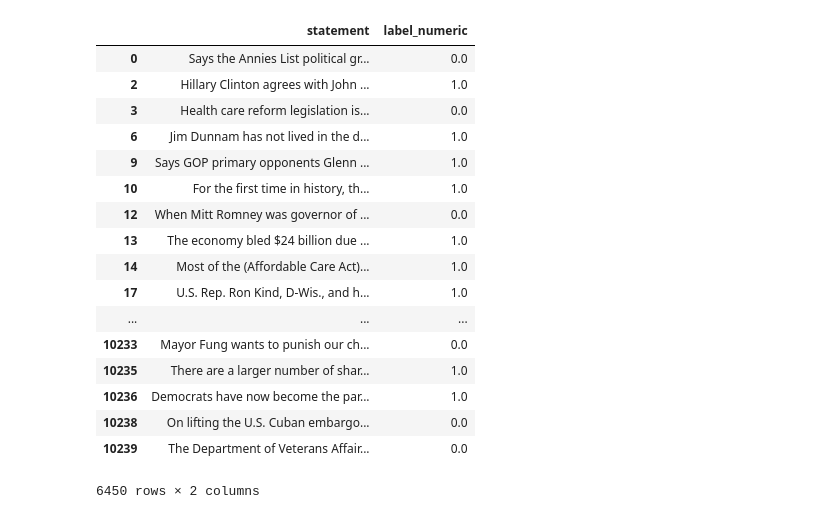
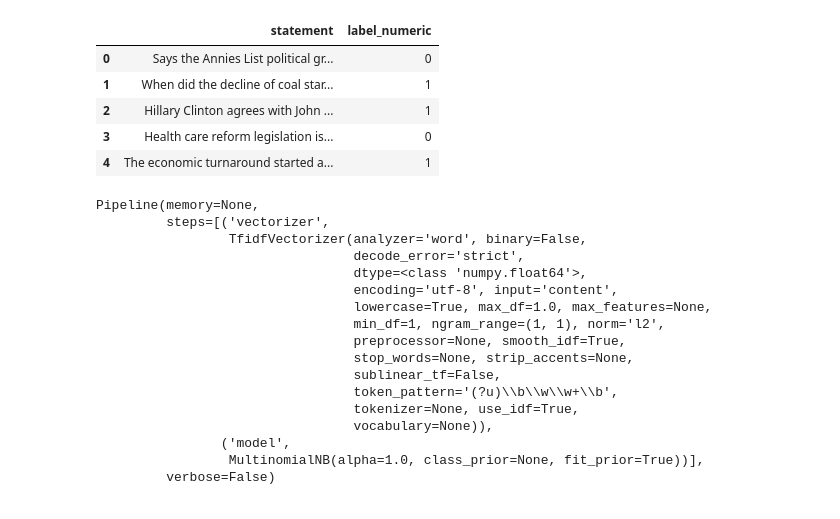
Before and after one commit to santoshvijapure/Fake-News-ML, a Jupyter notebook: Fake_News_Classifier.ipynb, the cells around one changed output. Cells and saved outputs as stored; diff of their text form; code cells hidden in the pictures.

```diff
--- a/Fake_News_Classifier.ipynb
+++ b/Fake_News_Classifier.ipynb
@@ -33,12 +34,12 @@ array(['FALSE', 'half-true', 'mostly-true', 'TRUE', 'barely-true',
 # %%
 def encode_label(label):
 
-    if label == "true" or label == "mostly-true" or label=="barely-true":
+    if label == "true" or label == "mostly-true" or label=="half-true":
         return 1
-    elif label == "FALSE" or label == "pants-fire":
+    else:
         return 0
-    else:
-        return None
+#     else:
+#         return None
 # %%
 data["label_numeric"] = data["label"].apply(encode_label)
 # %%
@@ -75,21 +76,9 @@ pd.value_counts(data['label_numeric']).plot.pie()
 # %%
-data
+data.head()
 # %% [output]
 |  | statement | label_numeric |
-| 0 | Says the Annies List political gr... | 0.0 |
-| 2 | Hillary Clinton agrees with John ... | 1.0 |
-| 3 | Health care reform legislation is... | 0.0 |
-| 6 | Jim Dunnam has not lived in the d... | 1.0 |
-| 9 | Says GOP primary opponents Glenn ... | 1.0 |
-| 10 | For the first time in history, th... | 1.0 |
-| 12 | When Mitt Romney was governor of ... | 0.0 |
-| 13 | The economy bled $24 billion due ... | 1.0 |
-| 14 | Most of the (Affordable Care Act)... | 1.0 |
-| 17 | U.S. Rep. Ron Kind, D-Wis., and h... | 1.0 |
-| ... | ... | ... |
-| 10233 | Mayor Fung wants to punish our ch... | 0.0 |
-| 10235 | There are a larger number of shar... | 1.0 |
-| 10236 | Democrats have now become the par... | 1.0 |
-| 10238 | On lifting the U.S. Cuban embargo... | 0.0 |
-| 10239 | The Department of Veterans Affair... | 0.0 |
+| 0 | Says the Annies List political gr... | 0 |
+| 1 | When did the decline of coal star... | 1 |
+| 2 | Hillary Clinton agrees with John ... | 1 |
+| 3 | Health care reform legislation is... | 0 |
+| 4 | The economic turnaround started a... | 1 |
-6450 rows × 2 columns
@@ -95,0 +101,22 @@ data
+# %%
+tfidf_pipe = Pipeline([('vectorizer', TfidfVectorizer()),
+                ('model', MultinomialNB())])
+tfidf_pipe.fit(X=X_train, y=y_train)
+# %% [output]
+Pipeline(memory=None,
+         steps=[('vectorizer',
+                 TfidfVectorizer(analyzer='word', binary=False,
+                                 decode_error='strict',
+                                 dtype=<class 'numpy.float64'>,
+                                 encoding='utf-8', input='content',
+                                 lowercase=True, max_df=1.0, max_features=None,
+                                 min_df=1, ngram_range=(1, 1), norm='l2',
+                                 preprocessor=None, smooth_idf=True,
+                                 stop_words=None, strip_accents=None,
+                                 sublinear_tf=False,
+                                 token_pattern='(?u)\\b\\w\\w+\\b',
+                                 tokenizer=None, use_idf=True,
+                                 vocabulary=None)),
+                ('model',
+                 MultinomialNB(alpha=1.0, class_prior=None, fit_prior=True))],
+         verbose=False)
```
Also changed, not shown: parts of 19 cells of this notebook, 1 other file.
